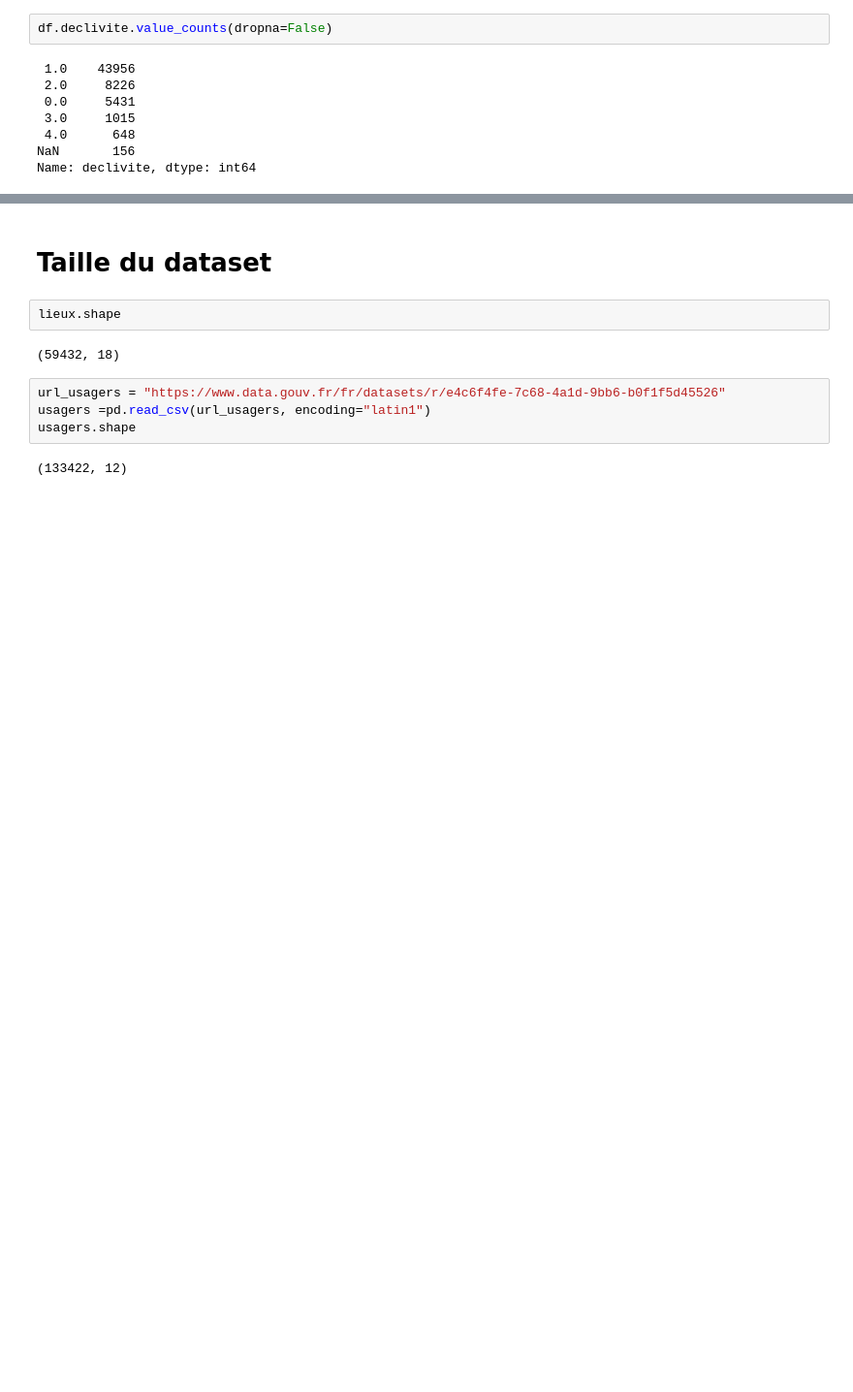
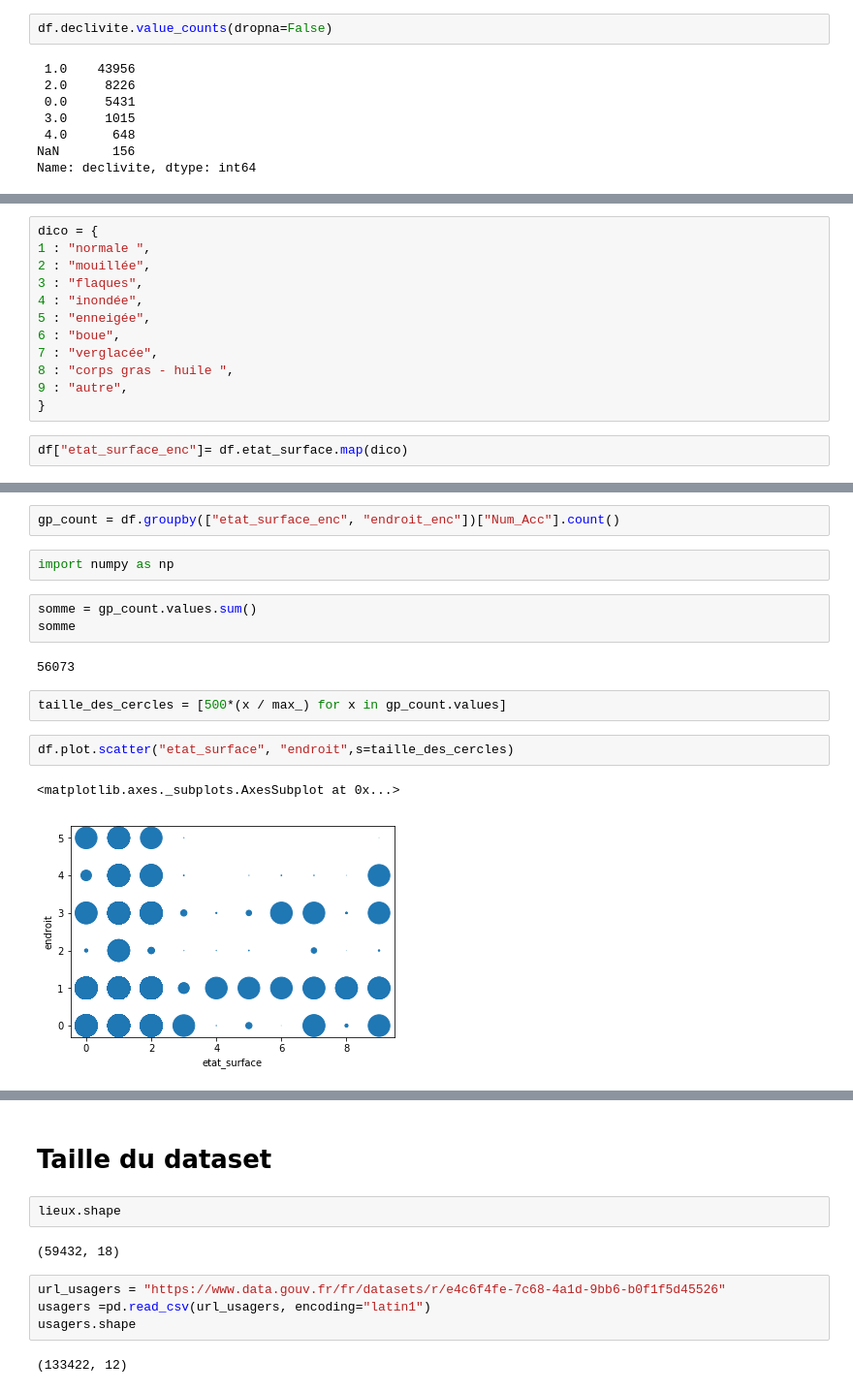
Before and after one commit to romainjouin/formation_python, a Jupyter notebook: ib02_accidents_corporels_de_la_circulation.ipynb, the cells around one changed output, grey strips where cells are left out. Shown at 97% size. Drawn from its saved outputs; the diff is of its cells as text; blank space fills up the shorter version.

```diff
--- a/ib02_accidents_corporels_de_la_circulation.ipynb
+++ b/ib02_accidents_corporels_de_la_circulation.ipynb
@@ -240,0 +277,14 @@ Name: declivite, dtype: int64
+# %%
+dico = {
+1 : "normale ",
+2 : "mouillée",
+3 : "flaques",
+4 : "inondée",
+5 : "enneigée",
+6 : "boue",
+7 : "verglacée",
+8 : "corps gras - huile ",
+9 : "autre",
+}
+# %%
+df["etat_surface_enc"]= df.etat_surface.map(dico)
@@ -240,0 +304,16 @@ Name: declivite, dtype: int64
+# %%
+gp_count = df.groupby(["etat_surface_enc", "endroit_enc"])["Num_Acc"].count()
+# %%
+import numpy as np
+# %%
+somme = gp_count.values.sum()
+somme
+# %% [output]
+56073
+# %%
+taille_des_cercles = [500*(x / max_) for x in gp_count.values]
+# %%
+df.plot.scatter("etat_surface", "endroit",s=taille_des_cercles)
+# %% [output]
+<matplotlib.axes._subplots.AxesSubplot at 0x...>
+[figure, added]
```
Also changed, not shown: parts of 21 cells of this notebook.
